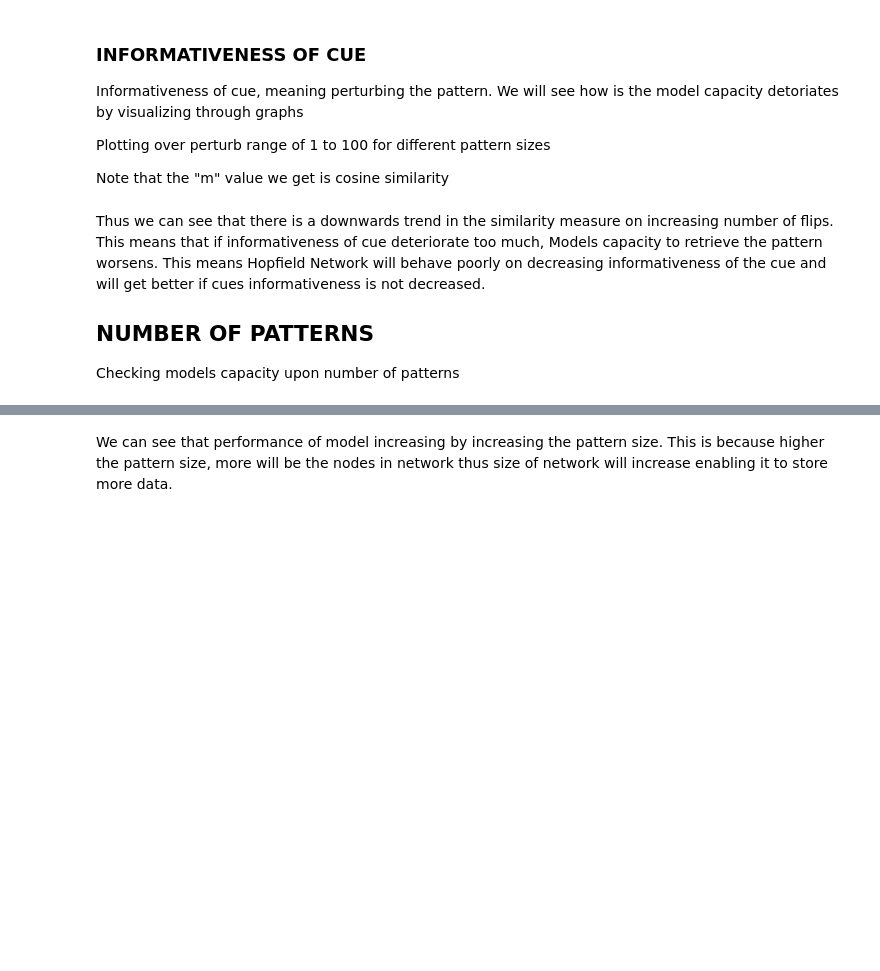
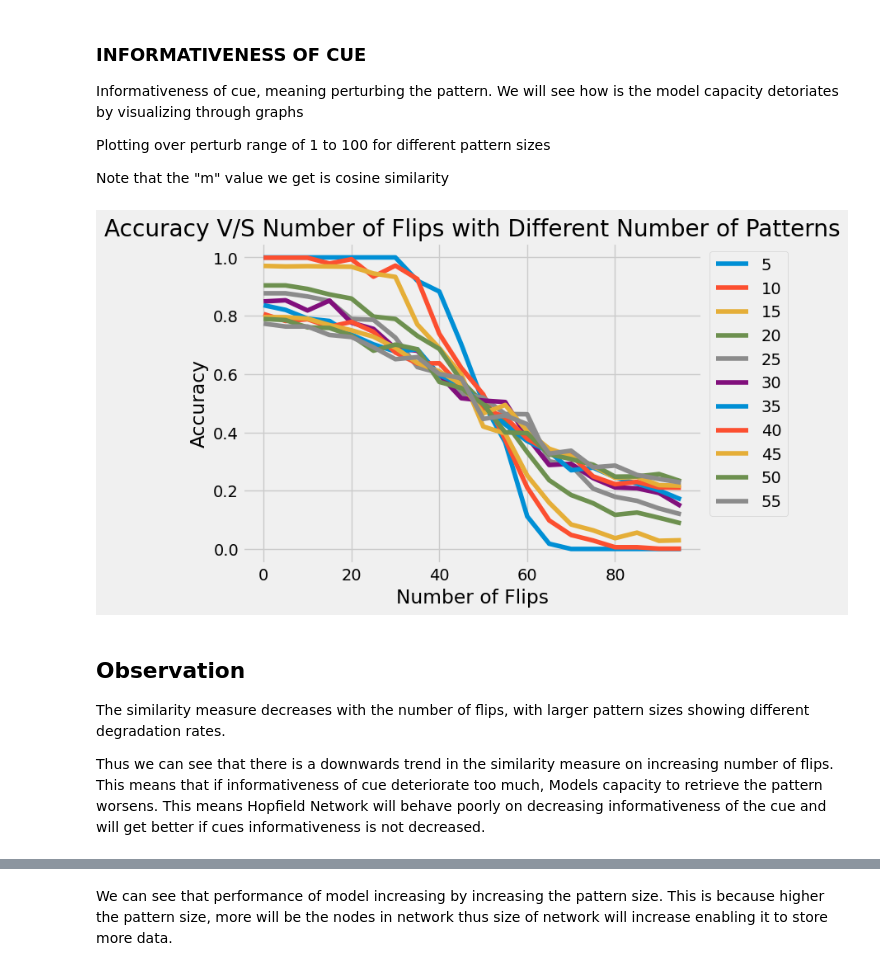
Before and after one commit to jiyanshud22/CS786-A1, a Jupyter notebook: CS786A1.ipynb, the cells around one changed output, grey strips where cells are left out. Cells and saved outputs as stored; diff of their text form; code cells hidden in the pictures; blank space fills up the shorter version.

```diff
--- a/CS786A1.ipynb
+++ b/CS786A1.ipynb
@@ -378,6 +380,41 @@ plt.show()
+# %%
+# Q2, Part 1: Effect of Informativeness of Cue on Accuracy
+import numpy as np
+import matplotlib.pyplot as plt
+from copy import deepcopy
+
+# to observe the effect of the number of flips on network accuracy.
+acc_npat = []
+for i in range(5, 56, 5):
+    acc = [0] * 20
+    for j in range(10):
+        patlist = get_patterns(10, i)
+        weights = compute_weights_vectorized(patlist, 10)
+        for flips in range(0, 96, 5):
+            cue = deepcopy(patlist)
+            p = flip_pattern_bits(cue[0], flips)
+            for k in range(5):
+                p = network_update_optimized(p, weights)
+            acc[flips // 5] += accuracy(patlist[0], p)
+    acc_npat.append([a / 10 for a in acc])
+
+# Plot the graph of accuracy vs. number of flips for different numbers of patterns in the network
+fig, ax = plt.subplots(1)
+
+for i in range(len(acc_npat)):
+    values = np.array([x for x in acc_npat[i]])
+    keys = [x * 5 for x in range(20)]
+    ax.plot(keys, values, label=(i + 1) * 5)
+
+ax.set_xlabel('Number of Flips')
+ax.set_ylabel('Accuracy')
+ax.set_title('Accuracy V/S Number of Flips with Different Number of Patterns')
+ax.legend(bbox_to_anchor=(1, 1))
+plt.show()
+# %% [output]
+[figure, added]
 # %% [markdown]
+## Observation
+The similarity measure decreases with the number of flips, with larger pattern sizes showing different degradation rates.
+
 Thus we can see that there is a downwards trend in the similarity measure on increasing number of flips. This means that if informativeness of cue deteriorate too much, Models capacity to retrieve the pattern worsens. This means Hopfield Network will behave poorly on decreasing informativeness of the cue and will get better if cues informativeness is not decreased.
-
-## NUMBER OF PATTERNS
-
-Checking models capacity upon number of patterns
```
Also changed, not shown: parts of 13 cells of this notebook.
